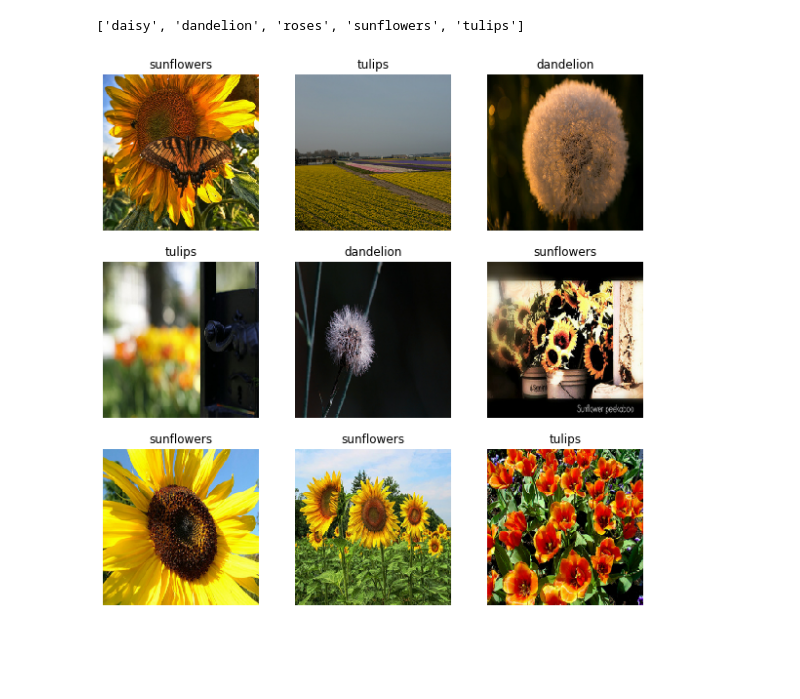
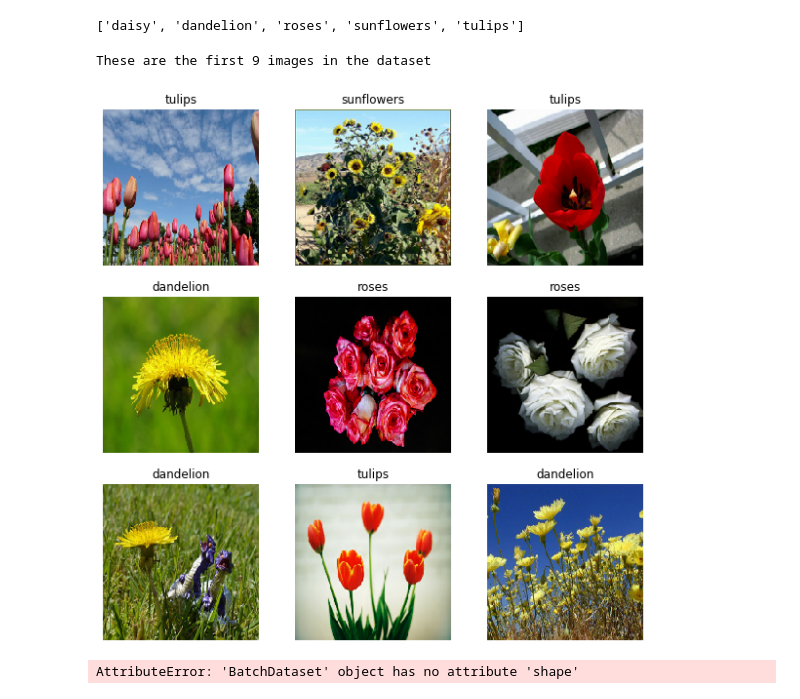
Before and after one commit to ipatel467/Image-Recognition, a Jupyter notebook: Index.ipynb, the cells around one changed output. Drawn from its saved outputs; the diff is of its cells as text; code cells hidden in the pictures; blank space fills up the shorter version.

```diff
--- a/Index.ipynb
+++ b/Index.ipynb
@@ -87,12 +87,20 @@ print(class_names)
 # %% [output]
 ['daisy', 'dandelion', 'roses', 'sunflowers', 'tulips']
 # %%
+print('These are the first 9 images in the dataset')
+
 plt.figure(figsize=(10, 10))
-for images, labels in train_ds.take(1):
+for images, labels in training_data.take(1):
     for i in range(9):
-     ax = plt.subplot(3, 3, i + 1)
-     plt.imshow(images[i].numpy().astype("uint8"))
-     plt.title(class_names[labels[i]])
-     plt.axis("off")
+        ax = plt.subplot(3, 3, i + 1)
+        plt.imshow(images[i].numpy().astype("uint8"))
+        plt.title(class_names[labels[i]])
+        plt.axis("off")
 # %% [output]
+These are the first 9 images in the dataset
-[figure, old version]
+[figure, new version]
+# %%
+print(f'The shape of the training data is {training_data.shape}')
+print(f'The shape of the testing data is {validation_data.shape}')
+# %% [output]
+AttributeError: 'BatchDataset' object has no attribute 'shape'
```
